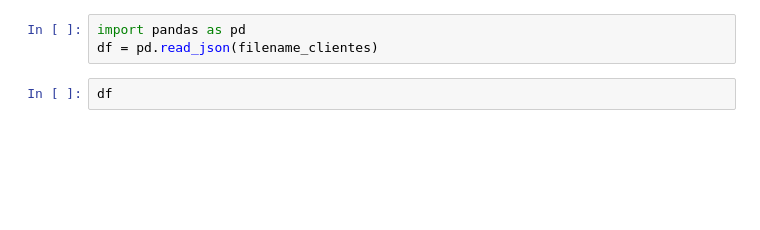
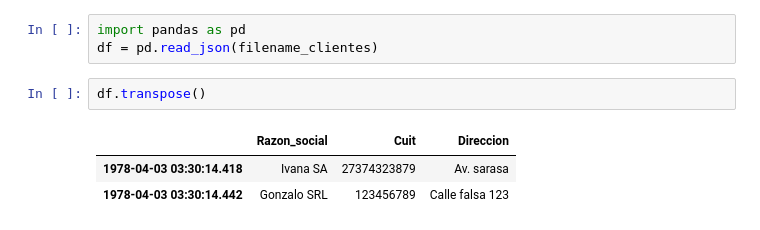
Before and after one commit to gonzalowho/DataScience, a Jupyter notebook: Diccionario_+_Graficos.ipynb, the cells around one changed output. Cells and saved outputs as stored; diff of their text form; blank space fills up the shorter version.

```diff
--- a/Diccionario_+_Graficos.ipynb
+++ b/Diccionario_+_Graficos.ipynb
@@ -276,4 +282,8 @@ plt.show()
 import pandas as pd
 df = pd.read_json(filename_clientes)
 # %%
-df
+df.transpose()
+# %% [output]
+|  | Razon_social | Cuit | Direccion |
+| 1978-04-03 03:30:14.418 | Ivana SA | 27374323879 | Av. sarasa |
+| 1978-04-03 03:30:14.442 | Gonzalo SRL | 123456789 | Calle falsa 123 |
```
Also changed, not shown: parts of 4 cells of this notebook.
